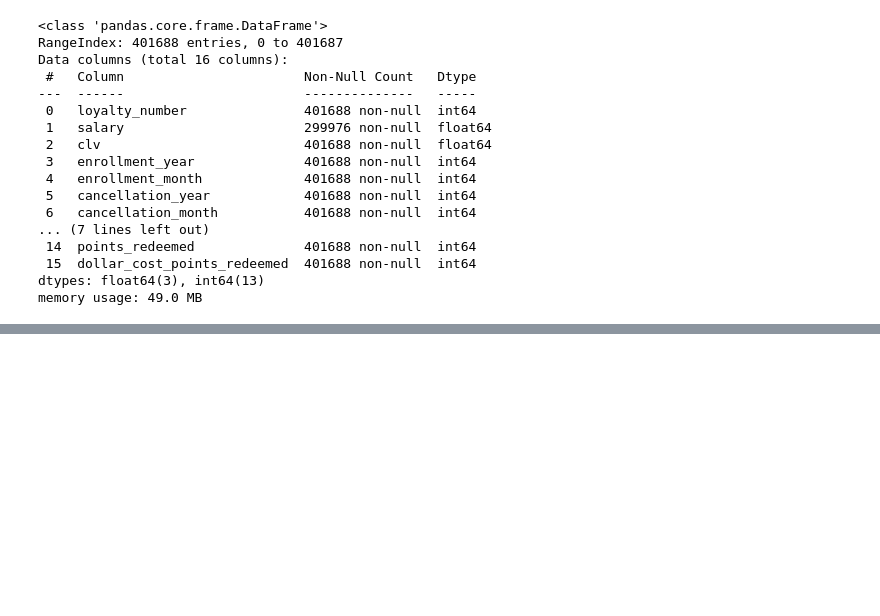
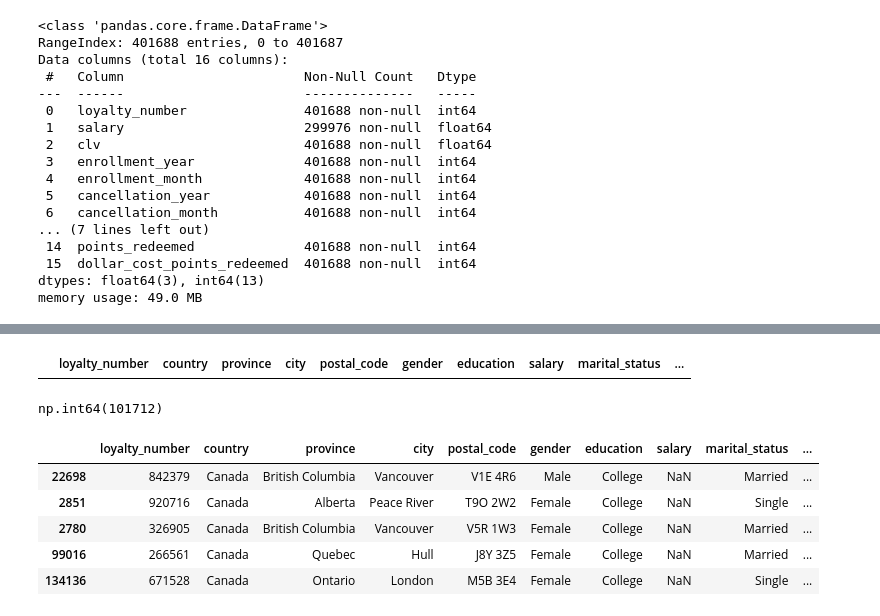
Before and after one commit to Adalab/bda-modulo-3-evaluacion-final-sansisimon, a Jupyter notebook: fase-1.ipynb, the cells around one changed output, grey strips where cells are left out. Drawn from its saved outputs; the diff is of its cells as text; code cells hidden in the pictures; blank space fills up the shorter version.

```diff
--- a/fase-1.ipynb
+++ b/fase-1.ipynb
@@ -445,0 +524,23 @@ memory usage: 49.0 MB
+# %%
+#vamos a convertir la columna salary en valor absoluto:
+df['salary']= df['salary'].abs()
+# %%
+#Comprobamos si sigue habiendo salarios negativos:
+df[df['salary'] < 0]
+# %% [output]
+|  | loyalty_number | country | province | city | postal_code | gender | education | salary | marital_status | ... |
+# %%
+#Hemos visto arriba que en esta columna hay 101712 nulos (25.32%)
+df['salary'].isnull().sum()
+# %% [output]
+np.int64(101712)
+# %%
+# Filtrar filas donde 'salary' es NaN:
+df[df['salary'].isnull()].sample(5)
+# %% [output]
+|  | loyalty_number | country | province | city | postal_code | gender | education | salary | marital_status | ... |
+| 22698 | 842379 | Canada | British Columbia | Vancouver | V1E 4R6 | Male | College | NaN | Married | ... |
+| 2851 | 920716 | Canada | Alberta | Peace River | T9O 2W2 | Female | College | NaN | Single | ... |
+| 2780 | 326905 | Canada | British Columbia | Vancouver | V5R 1W3 | Female | College | NaN | Married | ... |
+| 99016 | 266561 | Canada | Quebec | Hull | J8Y 3Z5 | Female | College | NaN | Married | ... |
+| 134136 | 671528 | Canada | Ontario | London | M5B 3E4 | Female | College | NaN | Single | ... |
```
Also changed, not shown: parts of 18 cells of this notebook, 5 other files.
